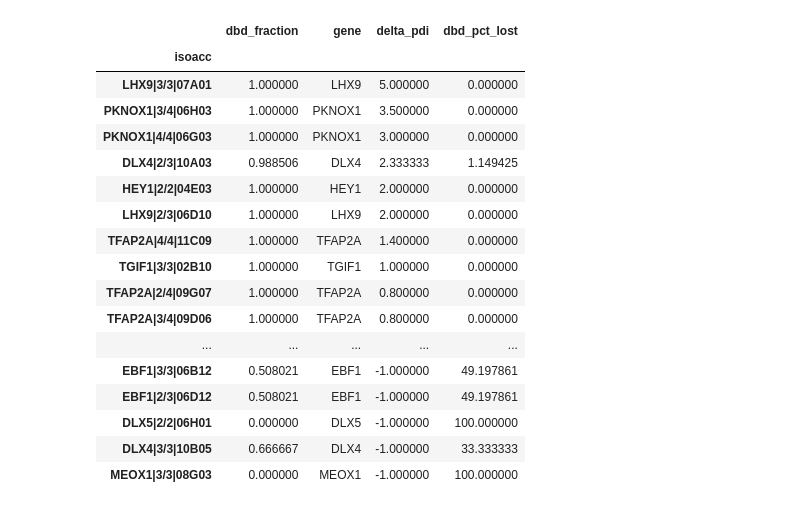
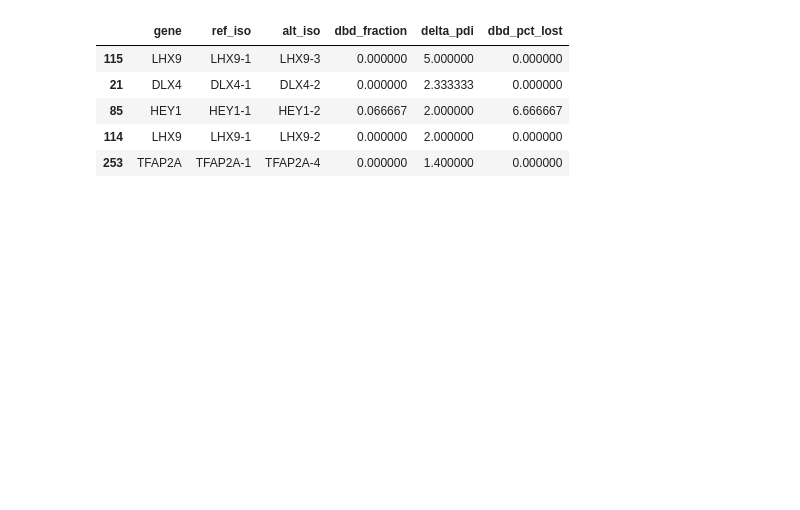
Before and after one commit to CCSB-DFCI/TF_isoforms_paper, a Jupyter notebook: analysis/i_integrative_analysis/DBD_truncation.ipynb, the cells around one changed output. Drawn from its saved outputs; the diff is of its cells as text; code cells hidden in the pictures; blank space fills up the shorter version.

```diff
--- a/analysis/i_integrative_analysis/DBD_truncation.ipynb
+++ b/analysis/i_integrative_analysis/DBD_truncation.ipynb
@@ -8,10 +54,10 @@ from isoform_pairwise_metrics import *
 # %%
-df = pd.read_csv('../../data/processed/190914_6K_affect_of_mapped_uniprot_dbds_with_flank_for_juan.tsv',
-                 sep='\t')
-dom_frac = df.groupby('isoacc')['num_match'].sum() / df.groupby('isoacc')['dom_len'].sum()
-dom_frac = dom_frac.to_frame(name='dbd_fraction')
-dom_frac['gene'] = dom_frac.index.map(df.drop_duplicates('isoacc').set_index('isoacc')['gene'])
-df = dom_frac
+#df = pd.read_csv('../../data/processed/190914_6K_affect_of_mapped_uniprot_dbds_with_flank_for_juan.tsv',
+#                 sep='\t')
+#dom_frac = df.groupby('isoacc')['num_match'].sum() / df.groupby('isoacc')['dom_len'].sum()
+#dom_frac = dom_frac.to_frame(name='dbd_fraction')
+#dom_frac['gene'] = dom_frac.index.map(df.drop_duplicates('isoacc').set_index('isoacc')['gene'])
+#df = dom_frac
 # %%
 isoforms = load_valid_isoform_clones()
 y1h = load_y1h_pdi_data()
@@ -19,6 +65,7 @@ y1h = y1h.drop_duplicates()
 n_pdi = (y1h.drop(columns='tf')
             .set_index('unique_acc')
             .sum(axis=1))
+n_pdi.index = n_pdi.index.map(lambda x: x.split('|')[0] + '-' + x.split('|')[1].split('/')[0])
 n_pdi.head()
 # %% [output]
 unique_acc
@@ -31,8 +78,8 @@ dtype: int64
 # %%
 # map each isoform to change in PDI vs reference
 def delta_pdi(row):
-    iso_acc = row.name
-    ref_acc = df.loc[df['gene'] == row['gene'], :].index.min()
+    iso_acc = row['alt_iso']
+    ref_acc = row['ref_iso']
     if iso_acc == ref_acc:
         return np.nan
     n_ref = n_pdi.get(ref_acc, np.nan)
@@ -60,2 +109,2 @@ array([-1.        ,  2.33333333, -1.        , -1.        , -1.        ,
 # %%
-df['dbd_pct_lost'] = (1. - df['dbd_fraction']) * 100.
+df['dbd_pct_lost'] = df['dbd_fraction'] * 100.
@@ -80,24 +123,12 @@ plt.savefig('../../figures/DBD_change_vs_PDI_scatter.pdf',
 # %%
-df.sort_values('delta_pdi', ascending=False)
+df.sort_values('delta_pdi', ascending=False).head()
 # %% [output]
-|  | dbd_fraction | gene | delta_pdi | dbd_pct_lost |
-| isoacc |  |  |  |  |
-| LHX9|3/3|07A01 | 1.000000 | LHX9 | 5.000000 | 0.000000 |
-| PKNOX1|3/4|06H03 | 1.000000 | PKNOX1 | 3.500000 | 0.000000 |
-| PKNOX1|4/4|06G03 | 1.000000 | PKNOX1 | 3.000000 | 0.000000 |
-| DLX4|2/3|10A03 | 0.988506 | DLX4 | 2.333333 | 1.149425 |
-| HEY1|2/2|04E03 | 1.000000 | HEY1 | 2.000000 | 0.000000 |
-| LHX9|2/3|06D10 | 1.000000 | LHX9 | 2.000000 | 0.000000 |
-| TFAP2A|4/4|11C09 | 1.000000 | TFAP2A | 1.400000 | 0.000000 |
-| TGIF1|3/3|02B10 | 1.000000 | TGIF1 | 1.000000 | 0.000000 |
-| TFAP2A|2/4|09G07 | 1.000000 | TFAP2A | 0.800000 | 0.000000 |
-| TFAP2A|3/4|09D06 | 1.000000 | TFAP2A | 0.800000 | 0.000000 |
-| ... | ... | ... | ... | ... |
-| EBF1|3/3|06B12 | 0.508021 | EBF1 | -1.000000 | 49.197861 |
-| EBF1|2/3|06D12 | 0.508021 | EBF1 | -1.000000 | 49.197861 |
-| DLX5|2/2|06H01 | 0.000000 | DLX5 | -1.000000 | 100.000000 |
-| DLX4|3/3|10B05 | 0.666667 | DLX4 | -1.000000 | 33.333333 |
-| MEOX1|3/3|08G03 | 0.000000 | MEOX1 | -1.000000 | 100.000000 |
+|  | gene | ref_iso | alt_iso | dbd_fraction | delta_pdi | dbd_pct_lost |
+| 115 | LHX9 | LHX9-1 | LHX9-3 | 0.000000 | 5.000000 | 0.000000 |
+| 21 | DLX4 | DLX4-1 | DLX4-2 | 0.000000 | 2.333333 | 0.000000 |
+| 85 | HEY1 | HEY1-1 | HEY1-2 | 0.066667 | 2.000000 | 6.666667 |
+| 114 | LHX9 | LHX9-1 | LHX9-2 | 0.000000 | 2.000000 | 0.000000 |
+| 253 | TFAP2A | TFAP2A-1 | TFAP2A-4 | 0.000000 | 1.400000 | 0.000000 |
 # %%
 fig, axes = plt.subplots(1, 2)
 axes[0].hist(df.loc[df['dbd_pct_lost'] == 0, 'delta_pdi'].values * 100,
```
Also changed, not shown: parts of 32 cells of this notebook, 8 other files.
